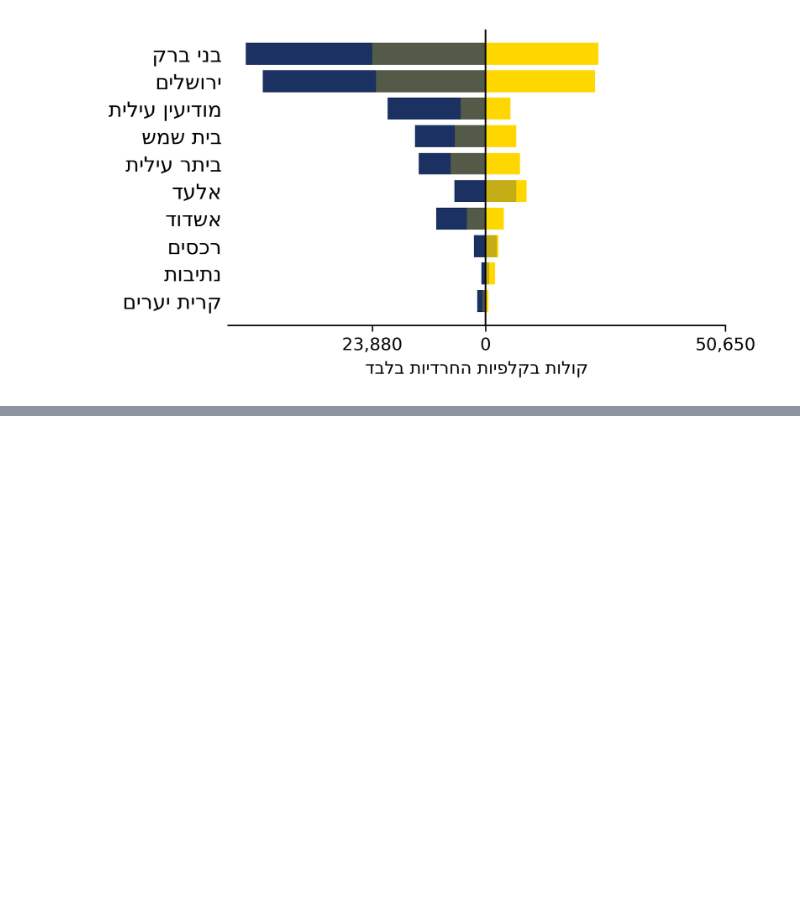
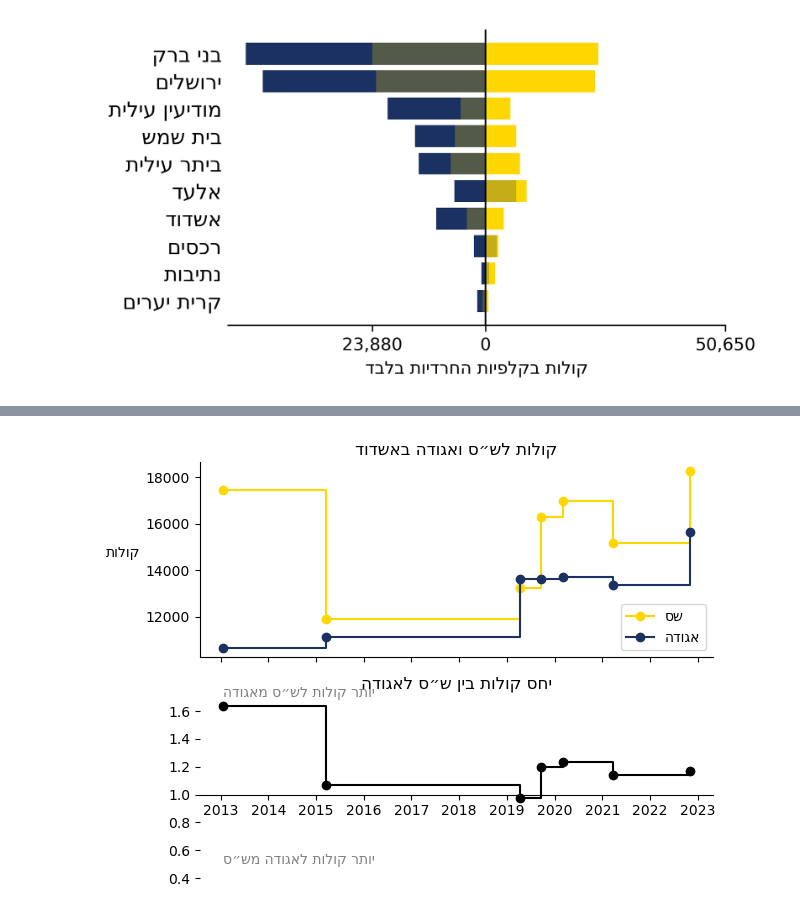
Before and after one commit to bgbg/segregation_paper, a Jupyter notebook: notebooks/presentation.ipynb, the cells around one changed output, grey strips where cells are left out. Saved outputs shown, nothing was run; the diff lists cells and outputs as text; code cells hidden in the pictures; blank space fills up the shorter version.

```diff
--- a/notebooks/presentation.ipynb
+++ b/notebooks/presentation.ipynb
@@ -464,0 +347,5 @@ plot_turnout_cities(df_turnout_summary, turnout_label='75-100%', axis_title='ק
+# %%
+sel_ashdod = df_data_boxes.city_name == 'אשדוד'
+cols_party = ['party_shas', 'party_agudat_israel', 'legal']
+df_ashdod = df_data_boxes.loc[sel_ashdod].groupby('knesset_number')[cols_party].sum()
+df_ashdod
@@ -464,0 +362,27 @@ plot_turnout_cities(df_turnout_summary, turnout_label='75-100%', axis_title='ק
+# %%
+df_election_dates = pd.read_csv('/Users/boris/devel/jce/segregation/data/external/election_dates.csv').set_index('knesset_number')
+df_election_dates['election_date'] = pd.to_datetime(df_election_dates['election_date'])
+df_ashdod['date'] = df_election_dates.loc[df_ashdod.index, 'election_date'].values
+# %%
+fig, axes = plt.subplots(nrows=2, sharex=True)
+x = df_ashdod['date'].values
+ax = axes[0]
+ax.step(x, df_ashdod.party_shas, "-o", where="post", label=pu.heb('שס'), color=COLOR_SHAS)
+ax.step(x, df_ashdod.party_agudat_israel, "-o", where="post", label=pu.heb('אגודה'), color=COLOR_AGUDA)
+ax.legend()
+ax.set_ylabel(pu.heb('קולות'), rotation=0, ha='right')
+sns.despine(ax=ax)
+ax.set_title(pu.heb('קולות לש״ס ואגודה באשדוד'))
+
+ax = axes[1]
+y = (df_ashdod.party_shas / df_ashdod.party_agudat_israel).values
+ax.step(x, y, "-o", where="post", label=pu.heb('שס/אגודה'), color='k')
+ax.spines['bottom'].set_position(('data', 1.0))
+ax.set_ylim([0.3, 1.7])
+ax.text(x.min(), 1.7, pu.heb('יותר קולות לש״ס מאגודה'), fontsize=10, color='gray')
+ax.text(x.min(), 0.5, pu.heb('יותר קולות לאגודה מש״ס'), fontsize=10, color='gray')
+ax.set_title(pu.heb('יחס קולות בין ש״ס לאגודה'))
+sns.despine(ax=ax, left=True)
+fig.tight_layout()
+# %% [output]
+[figure, added]
```
Also changed, not shown: parts of 13 cells of this notebook, 1 other file.
